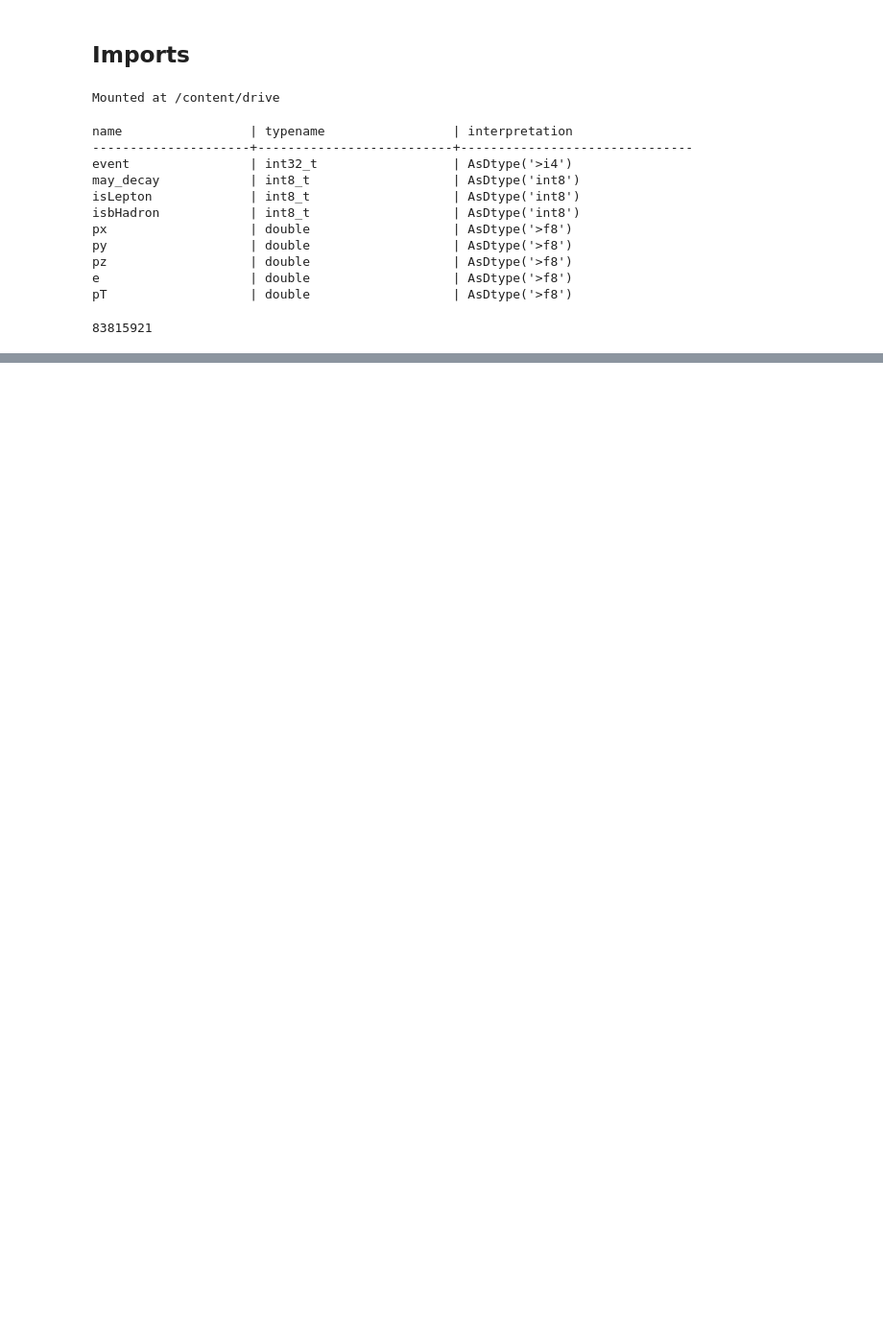
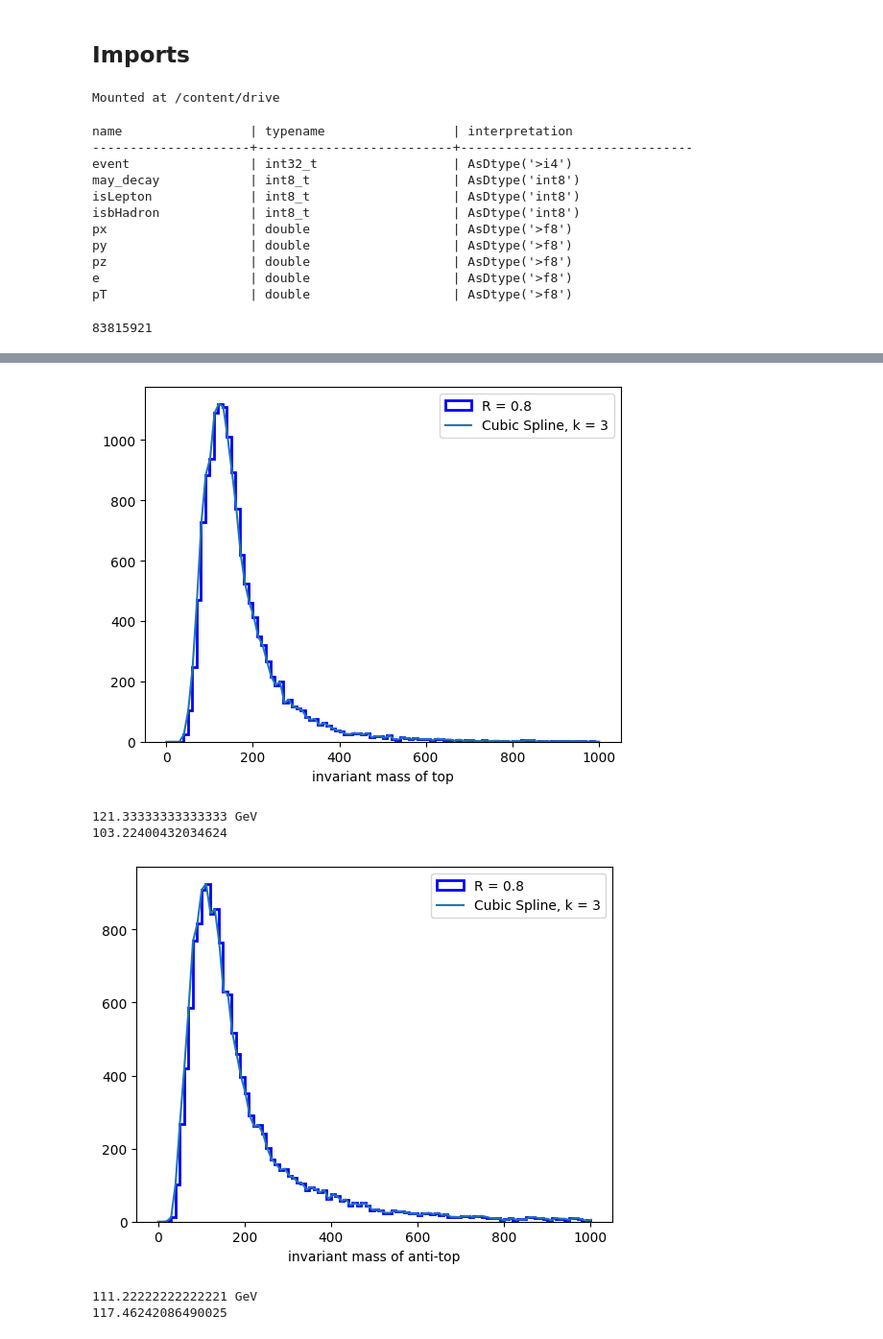
Before and after one commit to ganeshhep/JETS, a Jupyter notebook: task1.ipynb, the cells around one changed output, grey strips where cells are left out. Shown: that part at 96% size. Cells and saved outputs as stored; diff of their text form; code cells hidden in the pictures; blank space fills up the shorter version.

```diff
--- a/task1.ipynb
+++ b/task1.ipynb
@@ -198 +196,54 @@ f(0.8)
+# %%
+t_mass = R1[4]
+tbar_mass = R1[5]
+count_1, bins_1, patches_1 = plt.hist(t_mass, bins = np.arange(0, 1001, 10) , color = 'blue', histtype = 'step', linewidth = 2.)
+plt.xlabel("invariant mass of top")
+
+data_x_1 = np.linspace(0, 1001, len(count_1))
+data_y_1 = count_1
+
+us_1 = UnivariateSpline(data_x_1, data_y_1, s = 5)
+
+us_1.set_smoothing_factor(0.05)
+y2 = us_1(data_x_1)
+plt.plot(data_x_1, y2)
+plt.legend(['R = ' + str(0.8), 'Cubic Spline, k = 3'])
+plt.show()
+
+spline = UnivariateSpline(data_x_1, data_y_1 - np.max(data_y_1)/2, s=0)
+r1, r2 = spline.roots() # find the roots
+max_value = np.max(data_y_1)
+ind = np.where(data_y_1 == max_value)
+
+print(data_x_1[ind][0], "GeV")
+print(r2 - r1)
+
+count_2, bins_2, patches_2 = plt.hist(tbar_mass, bins = np.arange(0, 1001, 10), label = 'R = ' + str(0.8), color = 'blue', histtype = 'step', linewidth = 2.)
+plt.xlabel("invariant mass of anti-top")
+plt.legend()
+
+data_x_2 = np.linspace(0, 1001, len(count_2))
+data_y_2 = count_2
+
+  #cs = CubicSpline(data_x,data_y)
+us_2 = UnivariateSpline(data_x_2, data_y_2, s = 5)
+
+plt.plot(data_x_2, us_2(data_x_2))
+plt.legend(['R = ' + str(0.8), 'Cubic Spline, k = 3'])
+plt.show()
+
+spline_2 = UnivariateSpline(data_x_2, data_y_2 - np.max(data_y_2)/2, s=0)
+s1, s2 = spline_2.roots() # find the roots
+max_value_2 = np.max(data_y_2)
+ind_2 = np.where(data_y_2 == max_value_2)
+
+print(data_x_1[ind_2][0], "GeV")
+print(s2 - s1)
+# %% [output]
+[figure, added]
+121.33333333333333 GeV
+103.22400432034624
+[figure, added]
+111.22222222222221 GeV
+117.46242086490025
 # %%
```
Also changed, not shown: parts of 8 cells of this notebook.
